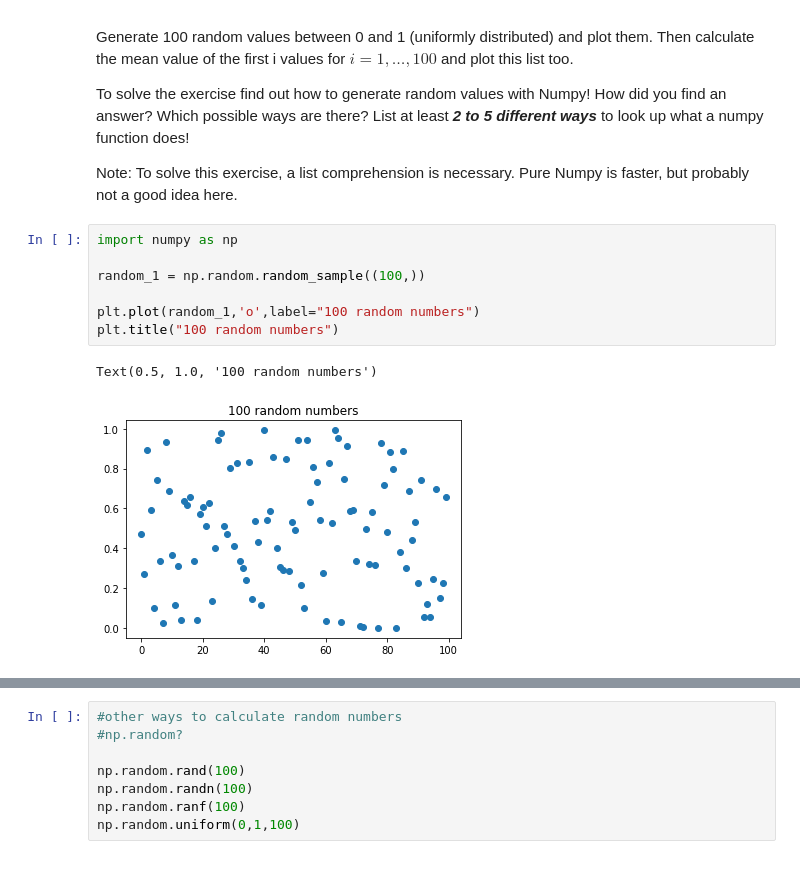
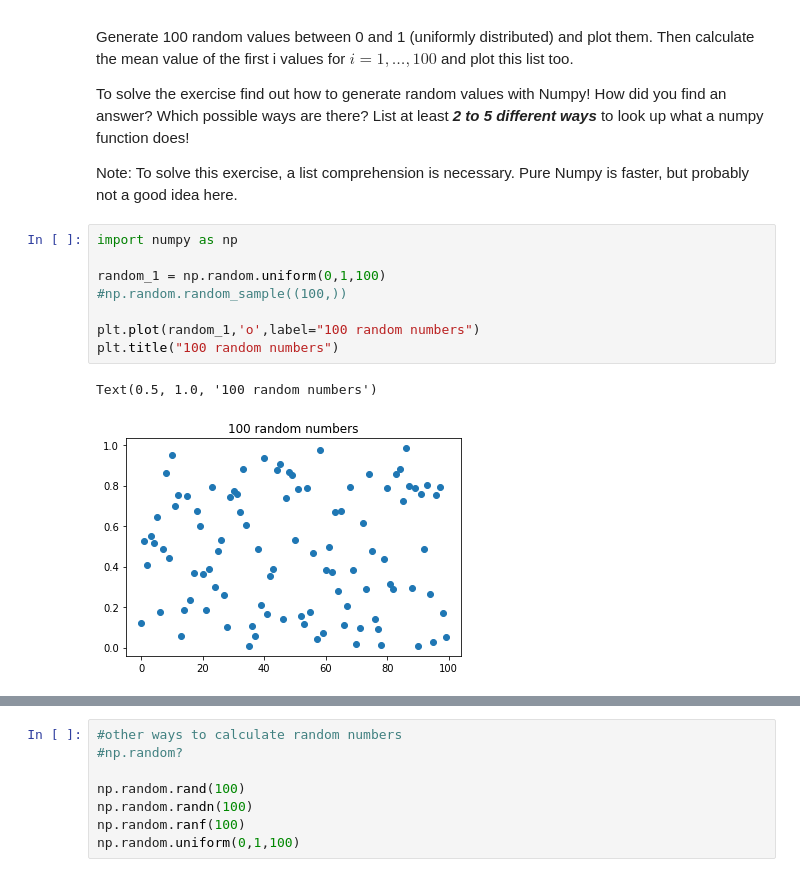
Before and after one commit to barbarakalous/homework-scientific-computing, a Jupyter notebook: homework04-python-scientific-ecosystem/homework04_karnerk.ipynb, the cells around one changed output, grey strips where cells are left out. Drawn from its saved outputs; the diff is of its cells as text.

```diff
--- a/homework04-python-scientific-ecosystem/homework04_karnerk.ipynb
+++ b/homework04-python-scientific-ecosystem/homework04_karnerk.ipynb
@@ -96,10 +96,11 @@ Note: To solve this exercise, a list comprehension is necessary. Pure Numpy is f
 # %%
 import numpy as np
 
-random_1 = np.random.random_sample((100,))
+random_1 = np.random.uniform(0,1,100)
+#np.random.random_sample((100,))
 
 plt.plot(random_1,'o',label="100 random numbers")
 plt.title("100 random numbers")
 # %% [output]
 Text(0.5, 1.0, '100 random numbers')
-[figure, old version]
+[figure, new version]
```
Also changed, not shown: parts of 2 cells of this notebook.
